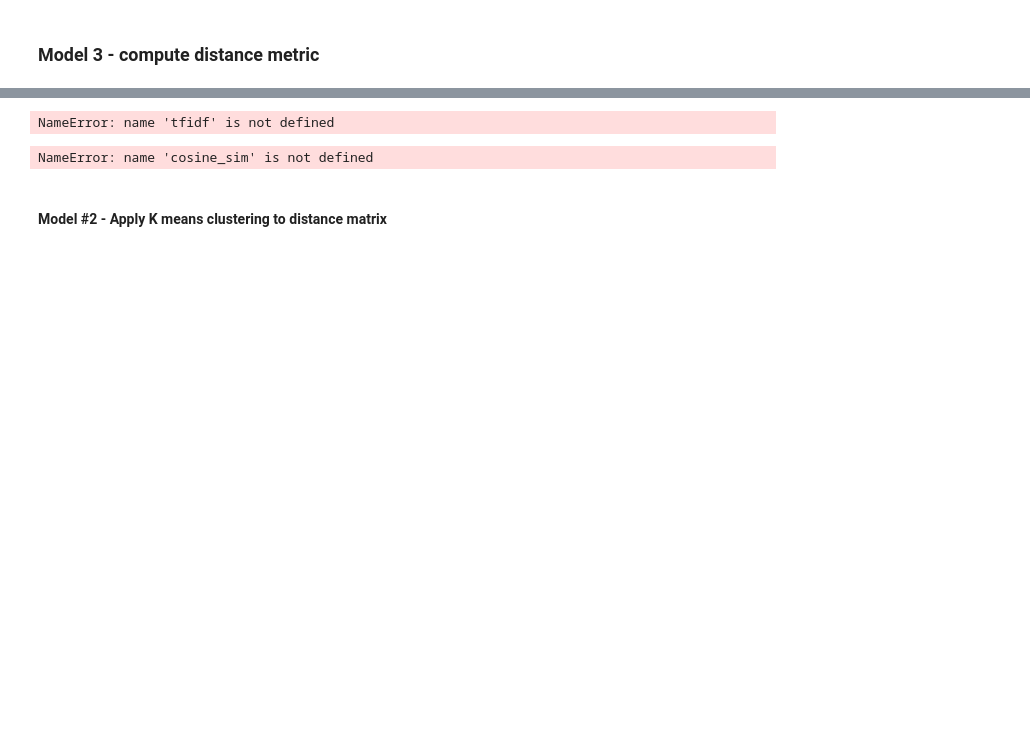
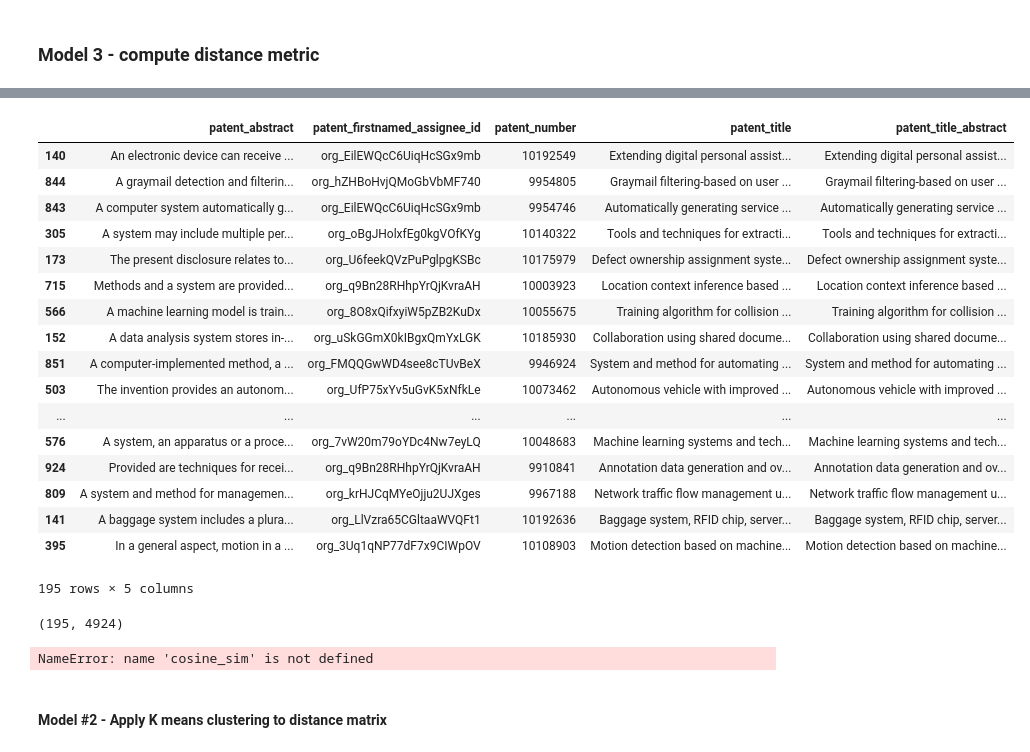
Before and after one commit to glmack/techniche, a Jupyter notebook: model_selection/rec_system.ipynb, the cells around one changed output, grey strips where cells are left out. Saved outputs shown, nothing was run; the diff lists cells and outputs as text; code cells hidden in the pictures; blank space fills up the shorter version.

Commit message:
Add exploration to tfidf workflow

```diff
--- a/model_selection/rec_system.ipynb
+++ b/model_selection/rec_system.ipynb
@@ -235,6 +250,8 @@ predictions_test_df.dropna()
 |  | patent_firstnamed_assignee_id | patent_number | rating | prediction |
 # %% [markdown]
 ### Model #2 - Data preparation
+# %%
+train_text, test_text = train_test_split(df_1000_2, test_size = 0.2)
 # %% [markdown]
 #### Model 2 - Data preparation - text data
 # %% [markdown]
@@ -267,9 +280,29 @@ indices
 # %%
 # tfidf vec requires list, not just string
-unseen_data = 'computer vision natural language processor'
-unseen_data=[unseen_data]
+unseen_data = test_text
+unseen_data
+# %% [output]
+|  | patent_abstract | patent_firstnamed_assignee_id | patent_number | patent_title | patent_title_abstract |
+| 140 | An electronic device can receive ... | org_EilEWQcC6UiqHcSGx9mb | 10192549 | Extending digital personal assist... | Extending digital personal assist... |
+| 844 | A graymail detection and filterin... | org_hZHBoHvjQMoGbVbMF740 | 9954805 | Graymail filtering-based on user ... | Graymail filtering-based on user ... |
+| 843 | A computer system automatically g... | org_EilEWQcC6UiqHcSGx9mb | 9954746 | Automatically generating service ... | Automatically generating service ... |
+| 305 | A system may include multiple per... | org_oBgJHolxfEg0kgVOfKYg | 10140322 | Tools and techniques for extracti... | Tools and techniques for extracti... |
+| 173 | The present disclosure relates to... | org_U6feekQVzPuPglpgKSBc | 10175979 | Defect ownership assignment syste... | Defect ownership assignment syste... |
+| 715 | Methods and a system are provided... | org_q9Bn28RHhpYrQjKvraAH | 10003923 | Location context inference based ... | Location context inference based ... |
+| 566 | A machine learning model is train... | org_8O8xQifxyiW5pZB2KuDx | 10055675 | Training algorithm for collision ... | Training algorithm for collision ... |
+| 152 | A data analysis system stores in-... | org_uSkGGmX0kIBgxQmYxLGK | 10185930 | Collaboration using shared docume... | Collaboration using shared docume... |
+| 851 | A computer-implemented method, a ... | org_FMQQGwWD4see8cTUvBeX | 9946924 | System and method for automating ... | System and method for automating ... |
+| 503 | The invention provides an autonom... | org_UfP75xYv5uGvK5xNfkLe | 10073462 | Autonomous vehicle with improved ... | Autonomous vehicle with improved ... |
+| ... | ... | ... | ... | ... | ... |
+| 576 | A system, an apparatus or a proce... | org_7vW20m79oYDc4Nw7eyLQ | 10048683 | Machine learning systems and tech... | Machine learning systems and tech... |
+| 924 | Provided are techniques for recei... | org_q9Bn28RHhpYrQjKvraAH | 9910841 | Annotation data generation and ov... | Annotation data generation and ov... |
+| 809 | A system and method for managemen... | org_krHJCqMYeOjju2UJXges | 9967188 | Network traffic flow management u... | Network traffic flow management u... |
+| 141 | A baggage system includes a plura... | org_LlVzra65CGltaaWVQFt1 | 10192636 | Baggage system, RFID chip, server... | Baggage system, RFID chip, server... |
+| 395 | In a general aspect, motion in a ... | org_3Uq1qNP77dF7x9CIWpOV | 10108903 | Motion detection based on machine... | Motion detection based on machine... |
+195 rows × 5 columns
 # %%
-unseen_tfidf = tfidf.transform(unseen_data)
+unseen_tfidf = tfidf.transform(unseen_data['patent_title_abstract'])
+unseen_tfidf.shape
 # %% [output]
-NameError: name 'tfidf' is not defined
+(195, 4924)
 # %%
```
Also changed, not shown: parts of 9 cells of this notebook.
